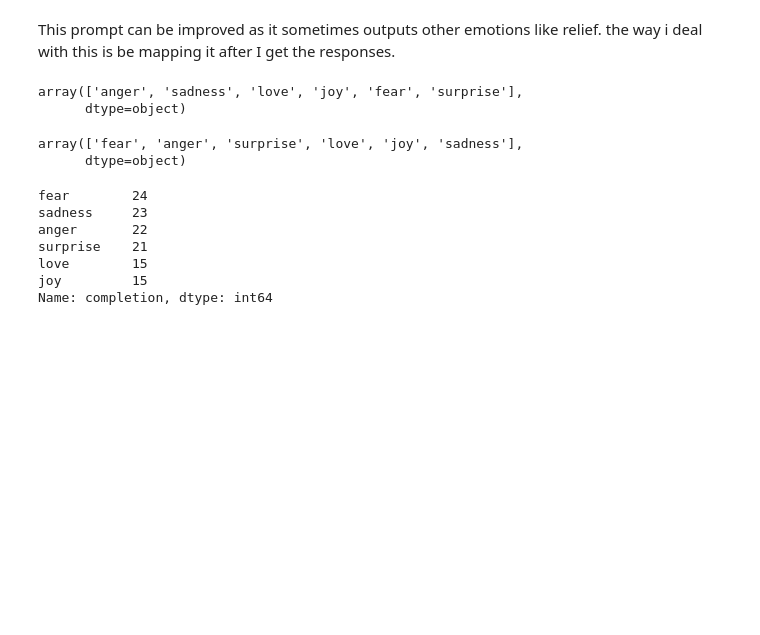
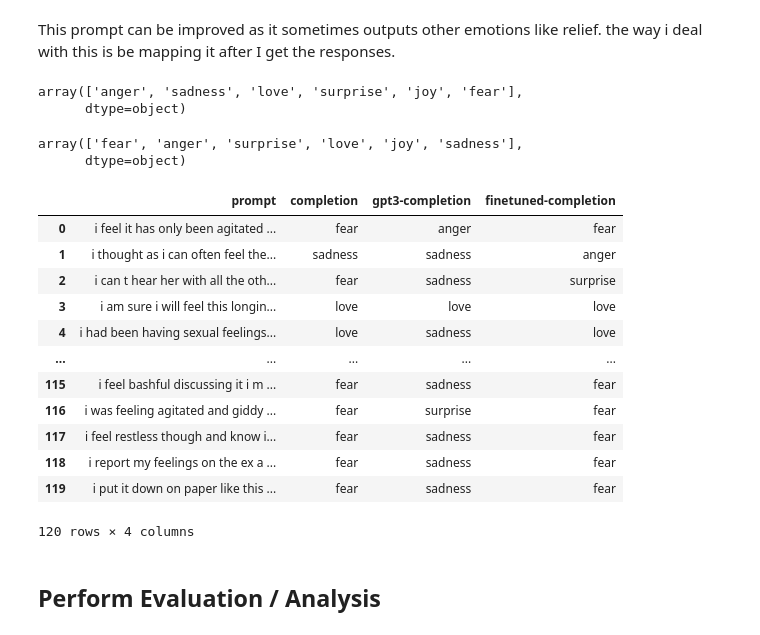
Before and after one commit to dair-ai/pe-for-llms, a Jupyter notebook: notebooks/session-3/demo-3.1.ipynb, the cells around one changed output. Drawn from its saved outputs; the diff is of its cells as text; code cells hidden in the pictures; blank space fills up the shorter version.

```diff
--- a/notebooks/session-3/demo-3.1.ipynb
+++ b/notebooks/session-3/demo-3.1.ipynb
@@ -166,6 +158,3 @@ params = set_open_params(model="curie:ft-dair:emotionft-2023-04-19-23-24-21", st
 prompt = "I am summer happy!\n\n###\n\n"
 
 response = get_completion(params, df.prompt.tolist()[0:5])
-# %%
-for c in response.choices:
-    print(c.text)
@@ -213,7 +196,7 @@ Output emotion label:
 """
 # %%
 # python double for loop comprehension list
-promptified_prompts_batches = [[zeroshot_prompt.format(text_input=prompt) for prompt in batch] for batch in prompt_batches]
+promptified_prompts_batches = [[zeroshot_prompt.format(text_input=prompt.strip("\n\n###\n\n")) for prompt in batch] for batch in prompt_batches]
 # %%
 # ~15 seconds
 
@@ -241,7 +224,7 @@ df["gpt3-completion"] = df["gpt3-completion"].apply(lambda x: "sadness" if x ==
 # %%
 df["gpt3-completion"].unique()
 # %% [output]
-array(['anger', 'sadness', 'love', 'joy', 'fear', 'surprise'],
+array(['anger', 'sadness', 'love', 'surprise', 'joy', 'fear'],
       dtype=object)
 # %%
 df["finetuned-completion"].unique()
@@ -249,12 +232,18 @@ df["finetuned-completion"].unique()
 array(['fear', 'anger', 'surprise', 'love', 'joy', 'sadness'],
       dtype=object)
 # %%
-df.completion.value_counts()
+df
 # %% [output]
+|  | prompt | completion | gpt3-completion | finetuned-completion |
+| 0 | i feel it has only been agitated ... | fear | anger | fear |
+| 1 | i thought as i can often feel the... | sadness | sadness | anger |
+| 2 | i can t hear her with all the oth... | fear | sadness | surprise |
+| 3 | i am sure i will feel this longin... | love | love | love |
+| 4 | i had been having sexual feelings... | love | sadness | love |
+| ... | ... | ... | ... | ... |
+| 115 | i feel bashful discussing it i m ... | fear | sadness | fear |
+| 116 | i was feeling agitated and giddy ... | fear | surprise | fear |
+| 117 | i feel restless though and know i... | fear | sadness | fear |
+| 118 | i report my feelings on the ex a ... | fear | sadness | fear |
+| 119 | i put it down on paper like this ... | fear | sadness | fear |
-fear        24
-sadness     23
-anger       22
-surprise    21
-love        15
-joy         15
-Name: completion, dtype: int64
+120 rows × 4 columns
@@ -260,0 +253,2 @@ Name: completion, dtype: int64
+# %% [markdown]
+## Perform Evaluation / Analysis
```
Also changed, not shown: parts of 12 cells of this notebook, 3 other files.
